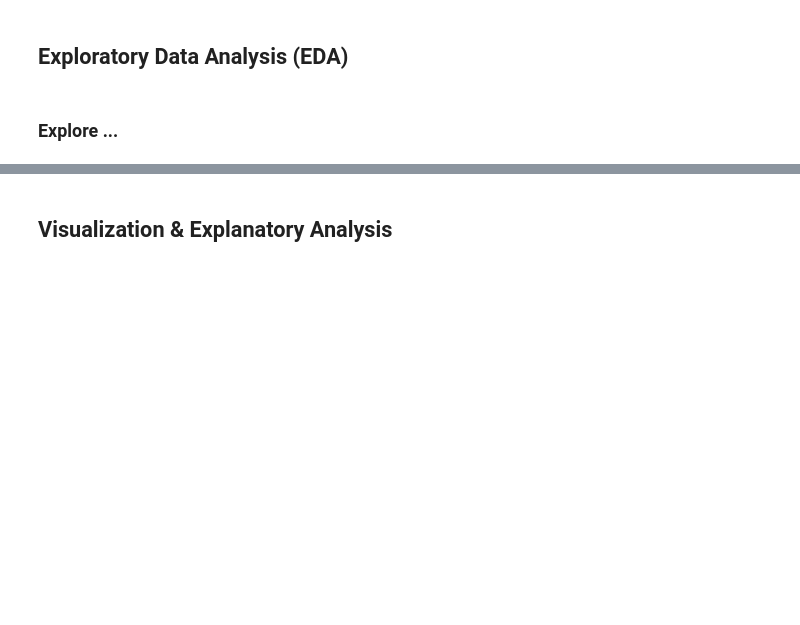
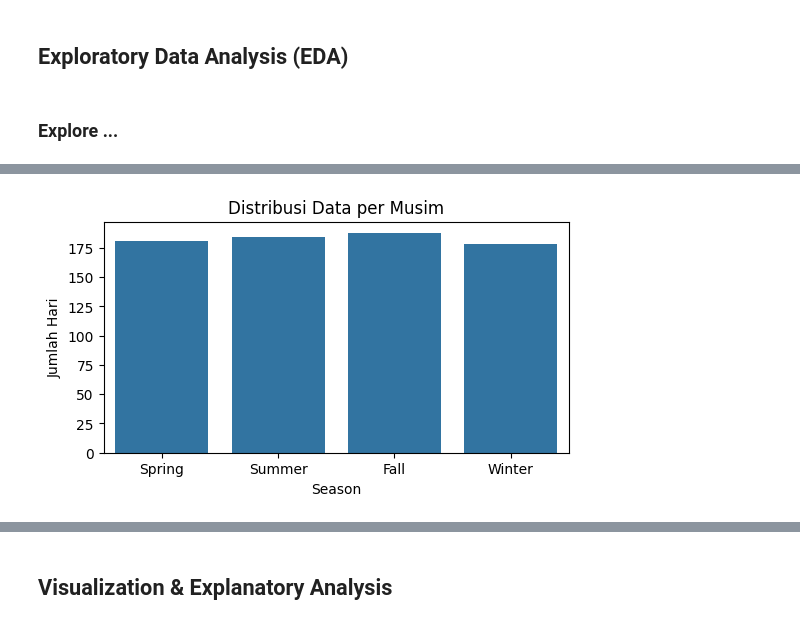
Before and after one commit to annsftrmdhn/Bike-Sharing-Usage-Trends-2011-2012, a Jupyter notebook: Proyek_Analisis_Data.ipynb, the cells around one changed output, grey strips where cells are left out. Cells and saved outputs as stored; diff of their text form; code cells hidden in the pictures; blank space fills up the shorter version.

```diff
--- a/Proyek_Analisis_Data.ipynb
+++ b/Proyek_Analisis_Data.ipynb
@@ -220,0 +284,10 @@ Winter      5043.6           1961.6  4654.0
+# %%
+# Distribusi musim
+plt.figure(figsize=(6,3))
+sns.countplot(x='season', data=day_df)
+plt.title('Distribusi Data per Musim')
+plt.xlabel('Season')
+plt.ylabel('Jumlah Hari')
+plt.show()
+# %% [output]
+[figure, added]
```
Also changed, not shown: parts of 19 cells of this notebook, 2 other files.
